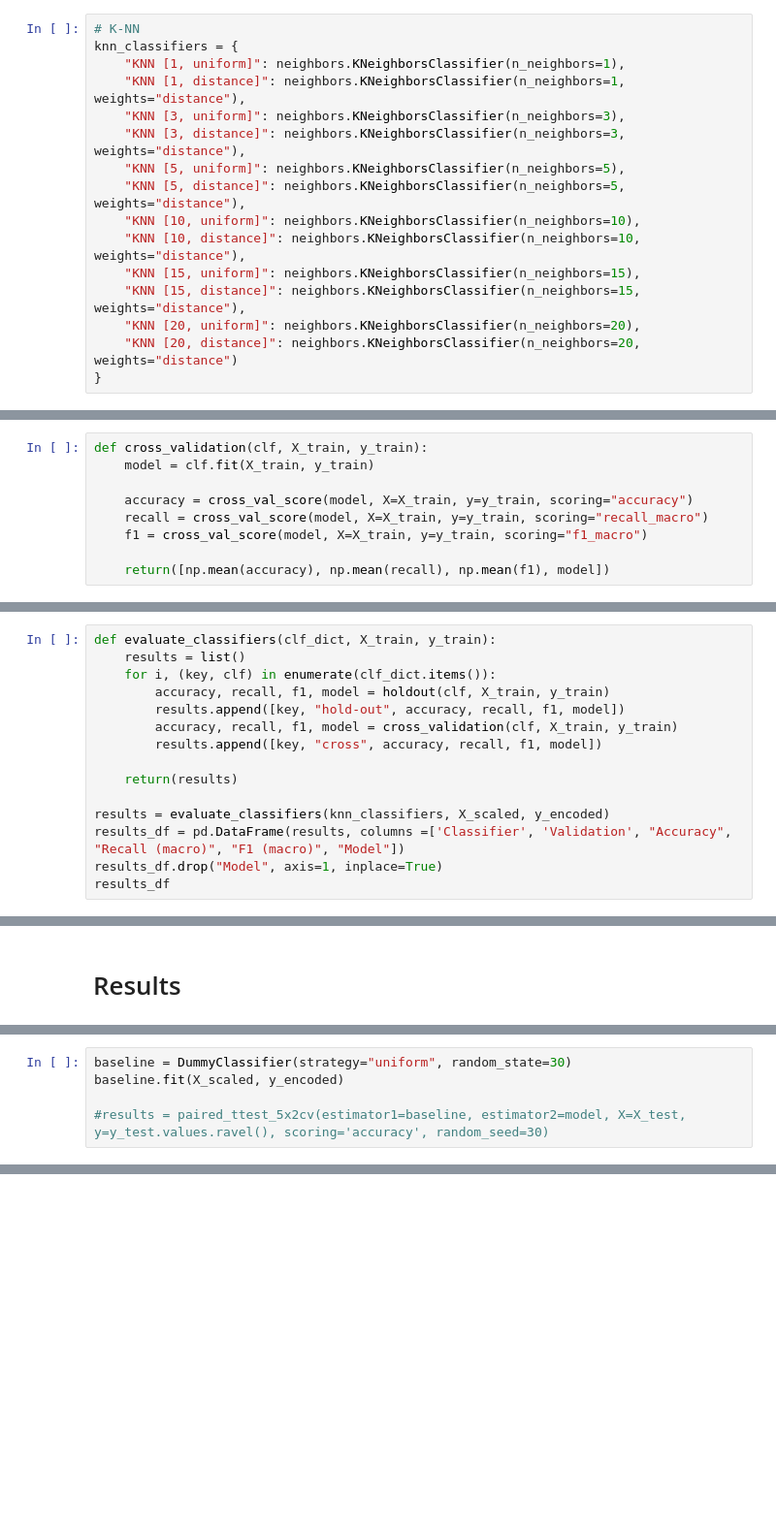
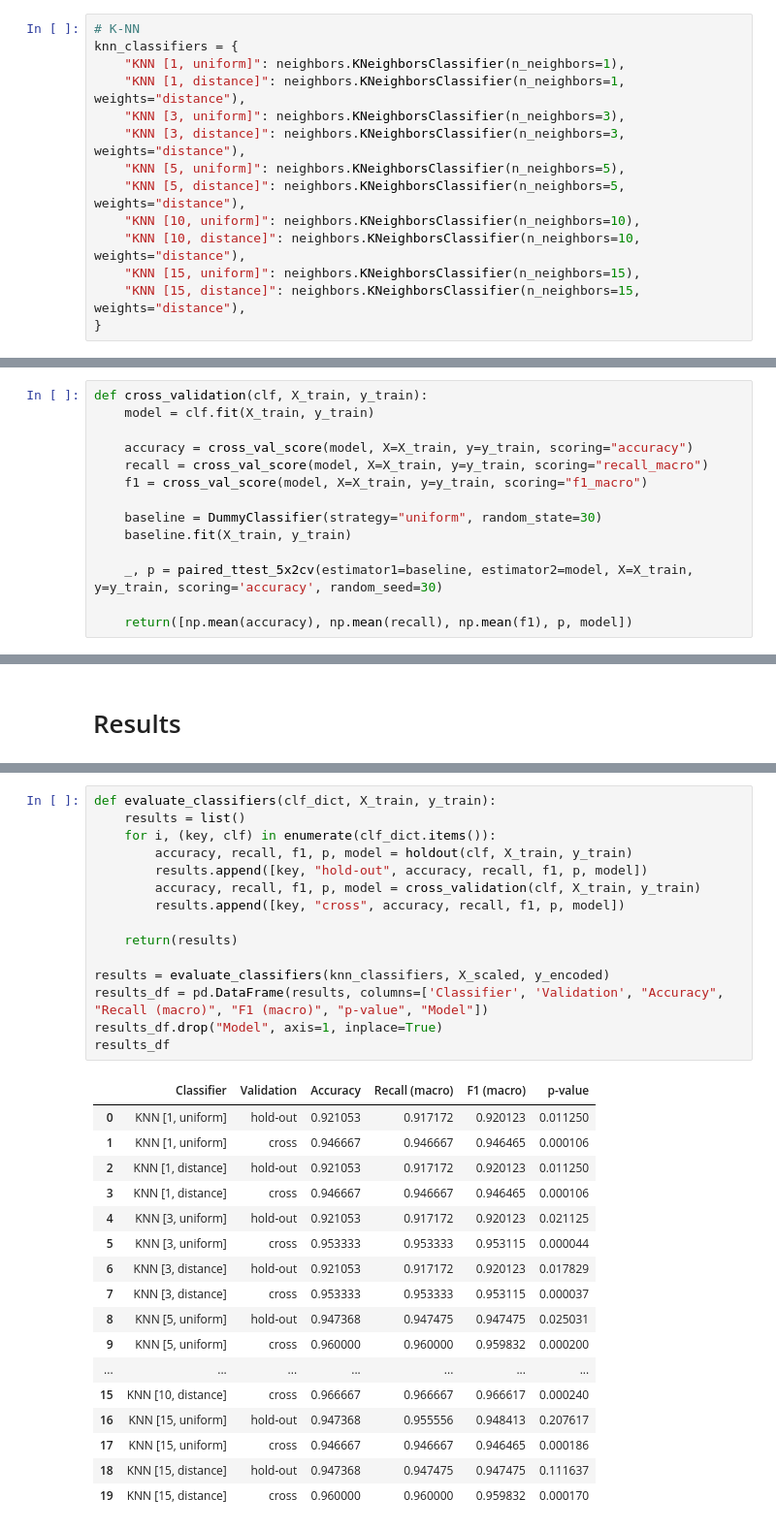
Before and after one commit to hoverslam/ml-projects, a Jupyter notebook: iris/iris.ipynb, the cells around one changed output, grey strips where cells are left out. Shown at 97% size. Drawn from its saved outputs; the diff is of its cells as text; blank space fills up the shorter version.

Commit message:
change significance test

```diff
--- a/iris/iris.ipynb
+++ b/iris/iris.ipynb
@@ -156,8 +154,6 @@ knn_classifiers = {
     "KNN [10, distance]": neighbors.KNeighborsClassifier(n_neighbors=10, weights="distance"),
     "KNN [15, uniform]": neighbors.KNeighborsClassifier(n_neighbors=15),
     "KNN [15, distance]": neighbors.KNeighborsClassifier(n_neighbors=15, weights="distance"),
-    "KNN [20, uniform]": neighbors.KNeighborsClassifier(n_neighbors=20),
-    "KNN [20, distance]": neighbors.KNeighborsClassifier(n_neighbors=20, weights="distance")
 }
 # %%
 # Decision Tree
@@ -201,4 +202,9 @@ def cross_validation(clf, X_train, y_train):
     recall = cross_val_score(model, X=X_train, y=y_train, scoring="recall_macro")
     f1 = cross_val_score(model, X=X_train, y=y_train, scoring="f1_macro")
 
-    return([np.mean(accuracy), np.mean(recall), np.mean(f1), model])
+    baseline = DummyClassifier(strategy="uniform", random_state=30)
+    baseline.fit(X_train, y_train)
+
+    _, p = paired_ttest_5x2cv(estimator1=baseline, estimator2=model, X=X_train, y=y_train, scoring='accuracy', random_seed=30)
+
+    return([np.mean(accuracy), np.mean(recall), np.mean(f1), p, model])
@@ -207,15 +210,0 @@ def cross_validation(clf, X_train, y_train):
-# %%
-def evaluate_classifiers(clf_dict, X_train, y_train):
-    results = list()
-    for i, (key, clf) in enumerate(clf_dict.items()):
-        accuracy, recall, f1, model = holdout(clf, X_train, y_train)
-        results.append([key, "hold-out", accuracy, recall, f1, model])
-        accuracy, recall, f1, model = cross_validation(clf, X_train, y_train)
-        results.append([key, "cross", accuracy, recall, f1, model])
-
-    return(results)
-
-results = evaluate_classifiers(knn_classifiers, X_scaled, y_encoded)
-results_df = pd.DataFrame(results, columns =['Classifier', 'Validation', "Accuracy", "Recall (macro)", "F1 (macro)", "Model"])
-results_df.drop("Model", axis=1, inplace=True)
-results_df
@@ -244,5 +212,0 @@ results_df
-# %%
-baseline = DummyClassifier(strategy="uniform", random_state=30)
-baseline.fit(X_scaled, y_encoded)
-
-#results = paired_ttest_5x2cv(estimator1=baseline, estimator2=model, X=X_test, y=y_test.values.ravel(), scoring='accuracy', random_seed=30)
@@ -250,0 +213,33 @@ DummyClassifier(random_state=30, strategy='uniform')
+# %%
+def evaluate_classifiers(clf_dict, X_train, y_train):
+    results = list()
+    for i, (key, clf) in enumerate(clf_dict.items()):
+        accuracy, recall, f1, p, model = holdout(clf, X_train, y_train)
+        results.append([key, "hold-out", accuracy, recall, f1, p, model])
+        accuracy, recall, f1, p, model = cross_validation(clf, X_train, y_train)
+        results.append([key, "cross", accuracy, recall, f1, p, model])
+
+    return(results)
+
+results = evaluate_classifiers(knn_classifiers, X_scaled, y_encoded)
+results_df = pd.DataFrame(results, columns=['Classifier', 'Validation', "Accuracy", "Recall (macro)", "F1 (macro)", "p-value", "Model"])
+results_df.drop("Model", axis=1, inplace=True)
+results_df
+# %% [output]
+|  | Classifier | Validation | Accuracy | Recall (macro) | F1 (macro) | p-value |
+| 0 | KNN [1, uniform] | hold-out | 0.921053 | 0.917172 | 0.920123 | 0.011250 |
+| 1 | KNN [1, uniform] | cross | 0.946667 | 0.946667 | 0.946465 | 0.000106 |
+| 2 | KNN [1, distance] | hold-out | 0.921053 | 0.917172 | 0.920123 | 0.011250 |
+| 3 | KNN [1, distance] | cross | 0.946667 | 0.946667 | 0.946465 | 0.000106 |
+| 4 | KNN [3, uniform] | hold-out | 0.921053 | 0.917172 | 0.920123 | 0.021125 |
+| 5 | KNN [3, uniform] | cross | 0.953333 | 0.953333 | 0.953115 | 0.000044 |
+| 6 | KNN [3, distance] | hold-out | 0.921053 | 0.917172 | 0.920123 | 0.017829 |
+| 7 | KNN [3, distance] | cross | 0.953333 | 0.953333 | 0.953115 | 0.000037 |
+| 8 | KNN [5, uniform] | hold-out | 0.947368 | 0.947475 | 0.947475 | 0.025031 |
+| 9 | KNN [5, uniform] | cross | 0.960000 | 0.960000 | 0.959832 | 0.000200 |
+| ... | ... | ... | ... | ... | ... | ... |
+| 15 | KNN [10, distance] | cross | 0.966667 | 0.966667 | 0.966617 | 0.000240 |
+| 16 | KNN [15, uniform] | hold-out | 0.947368 | 0.955556 | 0.948413 | 0.207617 |
+| 17 | KNN [15, uniform] | cross | 0.946667 | 0.946667 | 0.946465 | 0.000186 |
+| 18 | KNN [15, distance] | hold-out | 0.947368 | 0.947475 | 0.947475 | 0.111637 |
+| 19 | KNN [15, distance] | cross | 0.960000 | 0.960000 | 0.959832 | 0.000170 |
```
Also changed, not shown: parts of 7 cells of this notebook.
